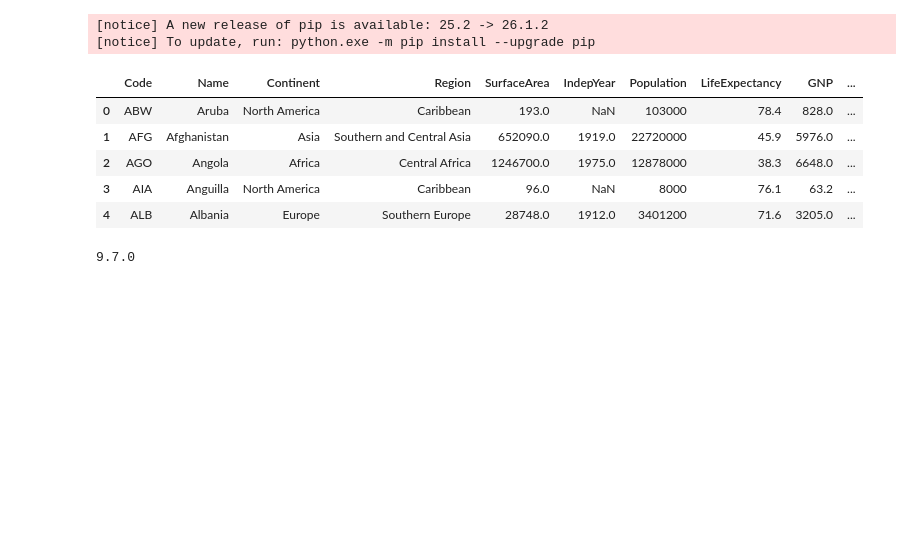
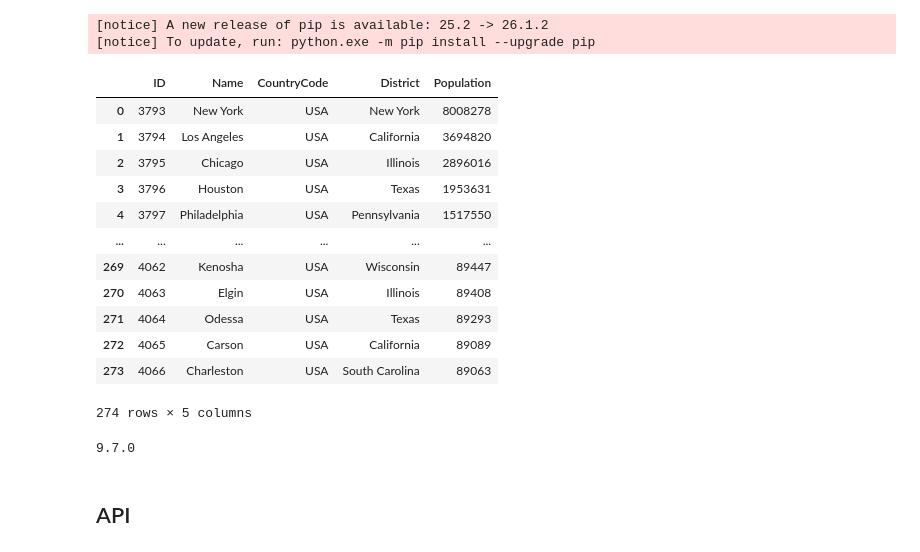
Before and after one commit to kashu9313161/machine_learning, a Jupyter notebook: notebooks/JSON.ipynb, the cells around one changed output. Cells and saved outputs as stored; diff of their text form; code cells hidden in the pictures; blank space fills up the shorter version.

```diff
--- a/notebooks/JSON.ipynb
+++ b/notebooks/JSON.ipynb
@@ -73,16 +73,25 @@ import mysql.connector
 # %%
 # name_of_lib.function_name(database server ip address,user name (initially its "root",password='',database name)
 conn = mysql.connector.connect(host = "localhost", user= "root", password= "Ashish@856", database = "world")
-df = pd.read_sql("SELECT * FROM country", conn)
-df.head()
+df = pd.read_sql_query("SELECT * FROM city WHERE CountryCode LIKE 'USA'", conn)
+df
 # %% [output]
-|  | Code | Name | Continent | Region | SurfaceArea | IndepYear | Population | LifeExpectancy | GNP | ... |
-| 0 | ABW | Aruba | North America | Caribbean | 193.0 | NaN | 103000 | 78.4 | 828.0 | ... |
-| 1 | AFG | Afghanistan | Asia | Southern and Central Asia | 652090.0 | 1919.0 | 22720000 | 45.9 | 5976.0 | ... |
-| 2 | AGO | Angola | Africa | Central Africa | 1246700.0 | 1975.0 | 12878000 | 38.3 | 6648.0 | ... |
-| 3 | AIA | Anguilla | North America | Caribbean | 96.0 | NaN | 8000 | 76.1 | 63.2 | ... |
-| 4 | ALB | Albania | Europe | Southern Europe | 28748.0 | 1912.0 | 3401200 | 71.6 | 3205.0 | ... |
+|  | ID | Name | CountryCode | District | Population |
+| 0 | 3793 | New York | USA | New York | 8008278 |
+| 1 | 3794 | Los Angeles | USA | California | 3694820 |
+| 2 | 3795 | Chicago | USA | Illinois | 2896016 |
+| 3 | 3796 | Houston | USA | Texas | 1953631 |
+| 4 | 3797 | Philadelphia | USA | Pennsylvania | 1517550 |
+| ... | ... | ... | ... | ... | ... |
+| 269 | 4062 | Kenosha | USA | Wisconsin | 89447 |
+| 270 | 4063 | Elgin | USA | Illinois | 89408 |
+| 271 | 4064 | Odessa | USA | Texas | 89293 |
+| 272 | 4065 | Carson | USA | California | 89089 |
+| 273 | 4066 | Charleston | USA | South Carolina | 89063 |
+274 rows × 5 columns
 # %%
 print(mysql.connector.__version__)
 # %% [output]
 9.7.0
+# %% [markdown]
+## API
```
Also changed, not shown: parts of 4 cells of this notebook, 1 other file.
